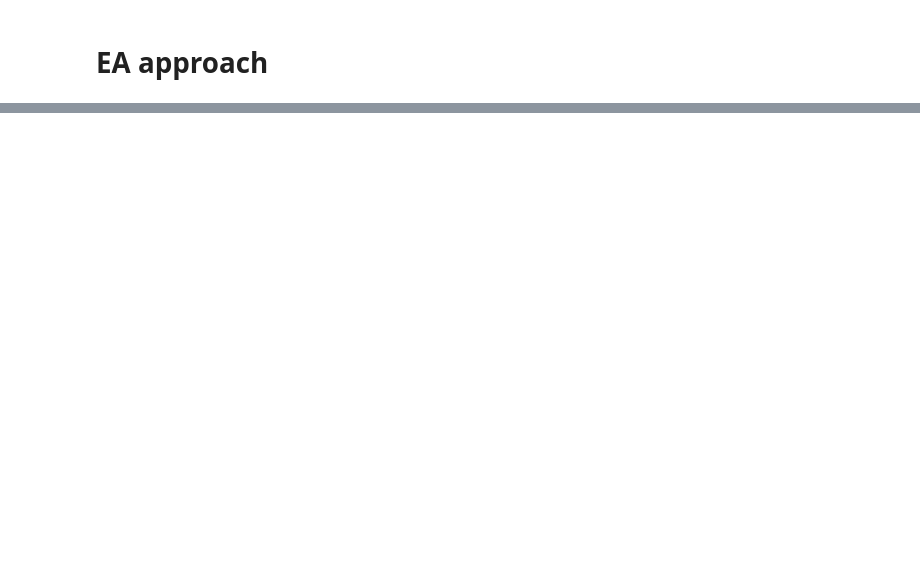
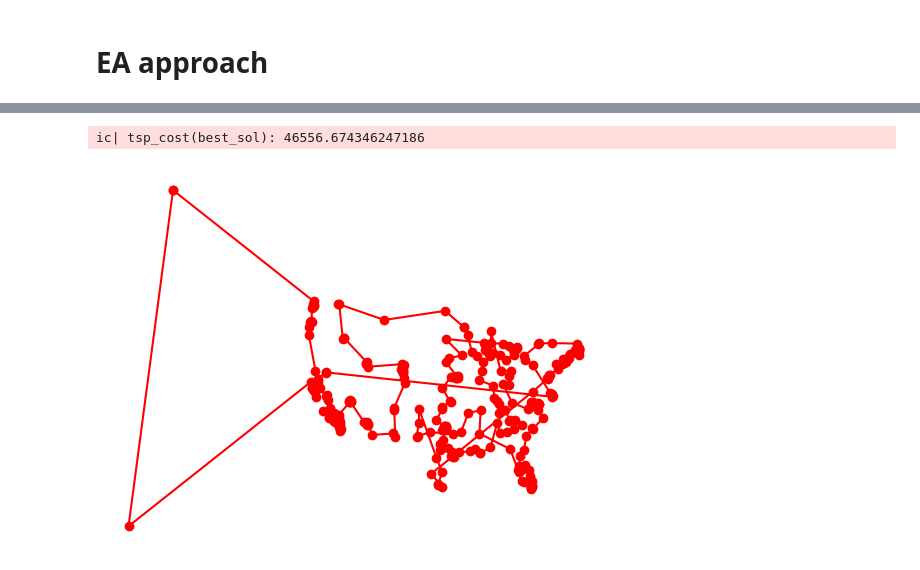
Before and after one commit to AbstractBorderStudio/CI2024_lab2, a Jupyter notebook: tsp.ipynb, the cells around one changed output, grey strips where cells are left out. Drawn from its saved outputs; the diff is of its cells as text; code cells hidden in the pictures; blank space fills up the shorter version.

```diff
--- a/tsp.ipynb
+++ b/tsp.ipynb
@@ -146,2 +147,24 @@ ic| final_cost: '1475.528091104531 km'
 # %% [markdown]
 # EA approach
+# %%
+@dataclass # this is a decorator https://www.geeksforgeeks.org/decorators-in-python/
+class Individual:
+    genome: np.ndarray
+    fitness : float = None
+# %%
+# SETTINGS
+class SEL_TYPE(Enum):
+    UNIFORM = 0
+    TOURNAMENT = 1
+
+class XO_TYPE(Enum):
+    INV_OVER = 1
+
+class MUT_TYPE(Enum):
+    INSERT = 1
+
+
+POPULATION_SIZE = 100
+OFFSPRING_SIZE = 10
+MAX_GENERATIONS = 1_000
+GEN_OP_PROBABILITY = 0.5
@@ -147,0 +205,8 @@ ic| final_cost: '1475.528091104531 km'
+# %%
+# Generate population
+def init_population():
+    population = list()
+    for i in range(POPULATION_SIZE):
+        genome = _nn_approach(CITIES, DIST_MATRIX)[: len(CITIES)]
+        population.append(Individual(genome=genome, fitness=fitness(genome + [genome[0]]))) # leve out the last item but consider it for the fitness
+    return population
@@ -147,0 +252,14 @@ ic| final_cost: '1475.528091104531 km'
+# %%
+starting_population = init_population()
+current_solution = starting_population.copy()
+for i in range(MAX_GENERATIONS):
+    current_solution = _step(current_solution)
+
+best_sol = current_solution[0].genome
+best_sol = best_sol + [best_sol[0]]
+
+ic(tsp_cost(best_sol))
+_print_graph(best_sol)
+# %% [output]
+ic| tsp_cost(best_sol): 46556.674346247186
+[figure, added]
```
Also changed, not shown: parts of 8 cells of this notebook.
